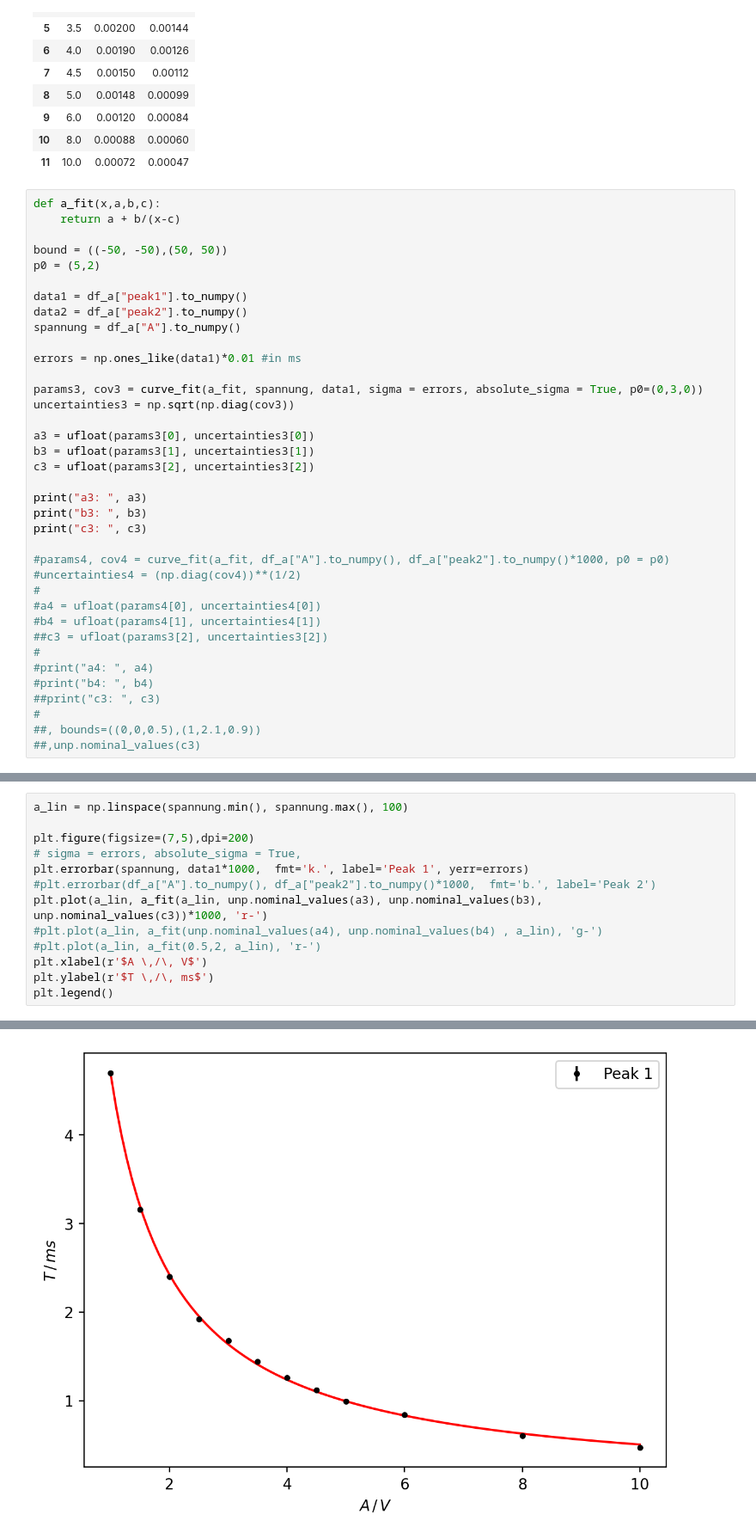
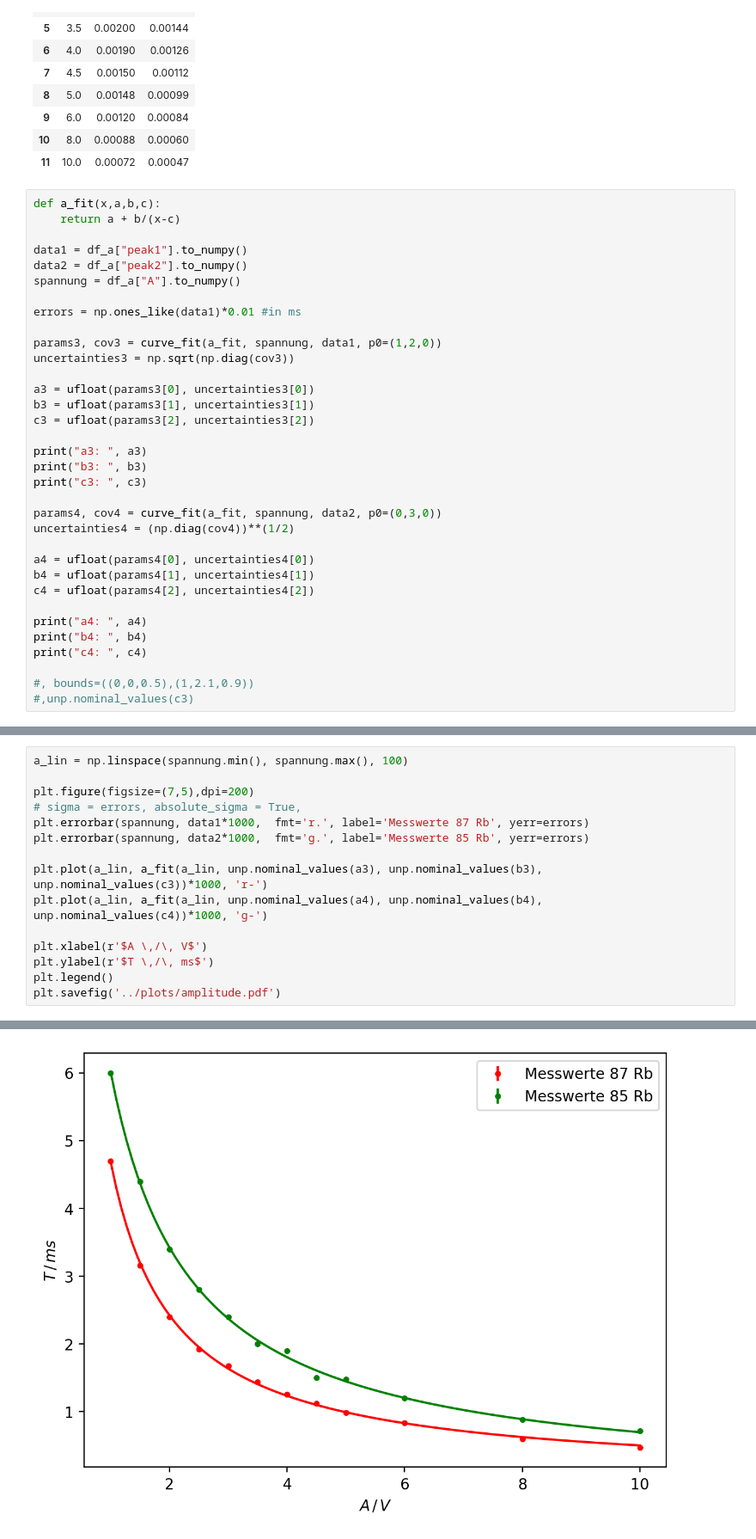
Before and after one commit to SamGTex/FP_Master_WS22-23, a Jupyter notebook: V21_Optisches_Pumpen/python/main.ipynb, the cells around one changed output, grey strips where cells are left out. Shown at 86% size. Drawn from its saved outputs; the diff is of its cells as text.

```diff
--- a/V21_Optisches_Pumpen/python/main.ipynb
+++ b/V21_Optisches_Pumpen/python/main.ipynb
@@ -263,9 +270,6 @@ df_a
 # %%
 def a_fit(x,a,b,c):
     return a + b/(x-c)
-
-bound = ((-50, -50),(50, 50))
-p0 = (5,2)
 
 data1 = df_a["peak1"].to_numpy()
 data2 = df_a["peak2"].to_numpy()
@@ -273,7 +277,7 @@ spannung = df_a["A"].to_numpy()
 
 errors = np.ones_like(data1)*0.01 #in ms
 
-params3, cov3 = curve_fit(a_fit, spannung, data1, sigma = errors, absolute_sigma = True, p0=(0,3,0))
+params3, cov3 = curve_fit(a_fit, spannung, data1, p0=(1,2,0))
 uncertainties3 = np.sqrt(np.diag(cov3))
 
 a3 = ufloat(params3[0], uncertainties3[0])
@@ -284,17 +288,17 @@ print("a3: ", a3)
 print("b3: ", b3)
 print("c3: ", c3)
 
-#params4, cov4 = curve_fit(a_fit, df_a["A"].to_numpy(), df_a["peak2"].to_numpy()*1000, p0 = p0)
-#uncertainties4 = (np.diag(cov4))**(1/2)
-#
-#a4 = ufloat(params4[0], uncertainties4[0])
-#b4 = ufloat(params4[1], uncertainties4[1])
-##c3 = ufloat(params3[2], uncertainties3[2])
-#
-#print("a4: ", a4)
-#print("b4: ", b4)
-##print("c3: ", c3)
-#
-##, bounds=((0,0,0.5),(1,2.1,0.9))
-##,unp.nominal_values(c3)
+params4, cov4 = curve_fit(a_fit, spannung, data2, p0=(0,3,0))
+uncertainties4 = (np.diag(cov4))**(1/2)
+
+a4 = ufloat(params4[0], uncertainties4[0])
+b4 = ufloat(params4[1], uncertainties4[1])
+c4 = ufloat(params4[2], uncertainties4[2])
+
+print("a4: ", a4)
+print("b4: ", b4)
+print("c4: ", c4)
+
+#, bounds=((0,0,0.5),(1,2.1,0.9))
+#,unp.nominal_values(c3)
 # %% [output]
@@ -306,12 +313,14 @@ a_lin = np.linspace(spannung.min(), spannung.max(), 100)
 
 plt.figure(figsize=(7,5),dpi=200)
 # sigma = errors, absolute_sigma = True,
-plt.errorbar(spannung, data1*1000,  fmt='k.', label='Peak 1', yerr=errors)
-#plt.errorbar(df_a["A"].to_numpy(), df_a["peak2"].to_numpy()*1000,  fmt='b.', label='Peak 2')
+plt.errorbar(spannung, data1*1000,  fmt='r.', label='Messwerte 87 Rb', yerr=errors)
+plt.errorbar(spannung, data2*1000,  fmt='g.', label='Messwerte 85 Rb', yerr=errors)
+
 plt.plot(a_lin, a_fit(a_lin, unp.nominal_values(a3), unp.nominal_values(b3), unp.nominal_values(c3))*1000, 'r-')
-#plt.plot(a_lin, a_fit(unp.nominal_values(a4), unp.nominal_values(b4) , a_lin), 'g-')
-#plt.plot(a_lin, a_fit(0.5,2, a_lin), 'r-')
+plt.plot(a_lin, a_fit(a_lin, unp.nominal_values(a4), unp.nominal_values(b4), unp.nominal_values(c4))*1000, 'g-')
+
 plt.xlabel(r'$A \,/\, V$')
 plt.ylabel(r'$T \,/\, ms$')
 plt.legend()
+plt.savefig('../plots/amplitude.pdf')
 # %% [output]
@@ -319 +327 @@ plt.legend()
-[figure, old version]
+[figure, new version]
```
Also changed, not shown: parts of 13 cells of this notebook, 1 other file.
